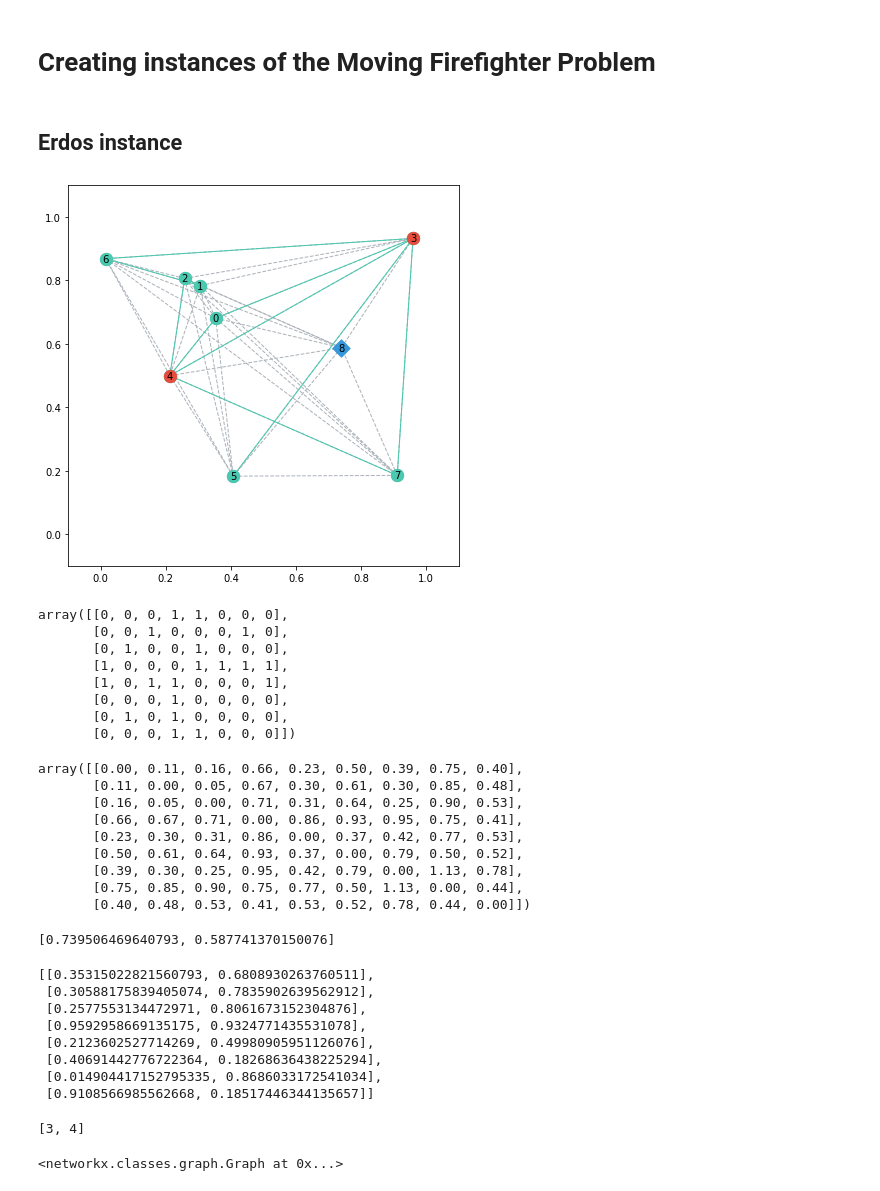
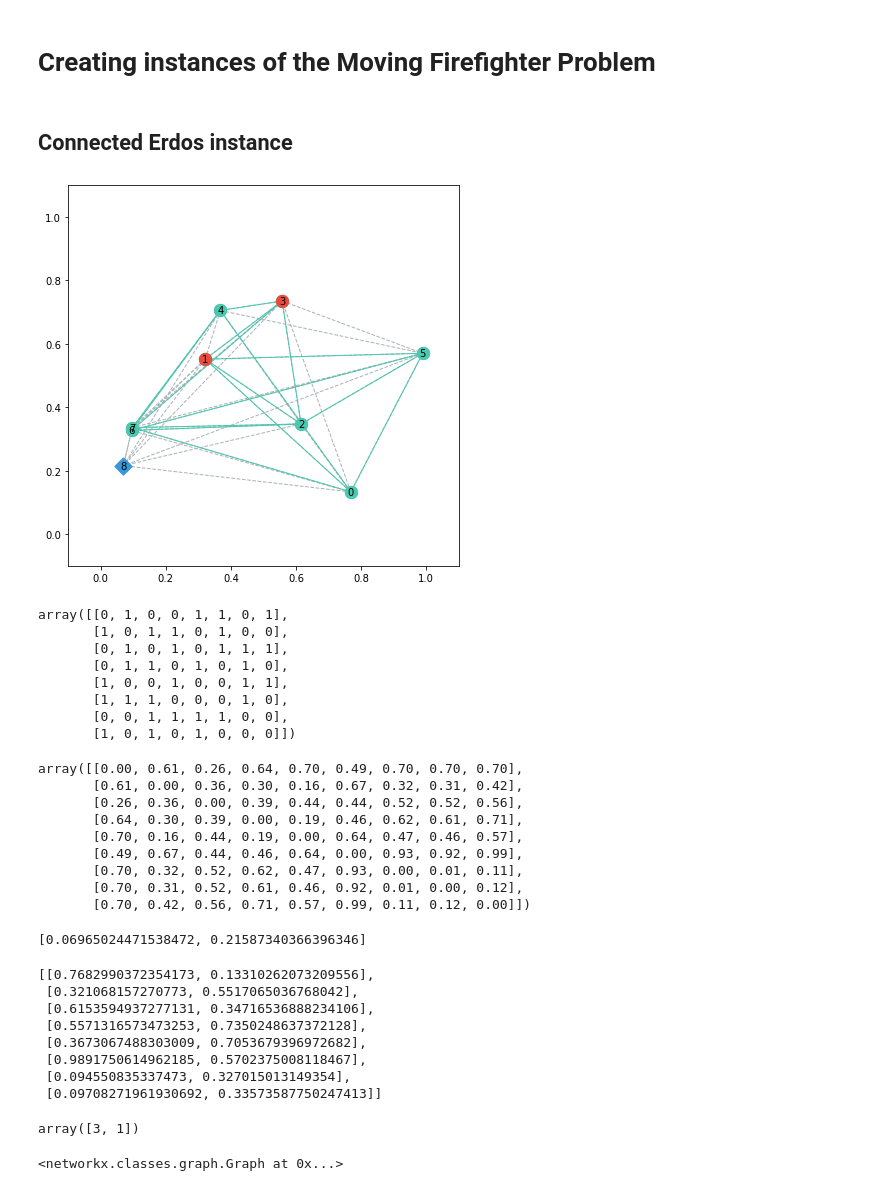
Before and after one commit to omargup/moving_firefighter_problem_generator, a Jupyter notebook: tutorial.ipynb, the cells around one changed output. Saved outputs shown, nothing was run; the diff lists cells and outputs as text; code cells hidden in the pictures.

Commit message:
update for new erdos_connected

```diff
--- a/tutorial.ipynb
+++ b/tutorial.ipynb
@@ -8,65 +8,65 @@ import movingfp.gen as mfp
 
 np.set_printoptions(formatter={'float': lambda x: "{0:0.2f}".format(x)})
 # %% [markdown]
-## Erdos instance
+## Connected Erdos instance
 # %%
 n = 8
 p = 0.5
 dim =  2
 fighter_pos = None
 num_fires =  2
-connected = True
-seed = 3210
+seed = None
+generator = np.random.default_rng(seed)
 
-x = mfp.erdos(n, p, dim, fighter_pos, num_fires, connected, seed)
+x = mfp.erdos_connected(n, p, dim, fighter_pos, num_fires, generator)
 mfp.draw_mfp(x)
 # %% [output]
-[figure, old version]
+[figure, new version]
 # %%
 # Adjacency matrix (Fire graph)
 x.A
 # %% [output]
-array([[0, 0, 0, 1, 1, 0, 0, 0],
-       [0, 0, 1, 0, 0, 0, 1, 0],
-       [0, 1, 0, 0, 1, 0, 0, 0],
-       [1, 0, 0, 0, 1, 1, 1, 1],
-       [1, 0, 1, 1, 0, 0, 0, 1],
-       [0, 0, 0, 1, 0, 0, 0, 0],
-       [0, 1, 0, 1, 0, 0, 0, 0],
-       [0, 0, 0, 1, 1, 0, 0, 0]])
+array([[0, 1, 0, 0, 1, 1, 0, 1],
+       [1, 0, 1, 1, 0, 1, 0, 0],
+       [0, 1, 0, 1, 0, 1, 1, 1],
+       [0, 1, 1, 0, 1, 0, 1, 0],
+       [1, 0, 0, 1, 0, 0, 1, 1],
+       [1, 1, 1, 0, 0, 0, 1, 0],
+       [0, 0, 1, 1, 1, 1, 0, 0],
+       [1, 0, 1, 0, 1, 0, 0, 0]])
 # %%
 # Distance matrix (Firefighter graph)
 # Last row and column are firefighter distances to every node
 x.D
 # %% [output]
-array([[0.00, 0.11, 0.16, 0.66, 0.23, 0.50, 0.39, 0.75, 0.40],
-       [0.11, 0.00, 0.05, 0.67, 0.30, 0.61, 0.30, 0.85, 0.48],
-       [0.16, 0.05, 0.00, 0.71, 0.31, 0.64, 0.25, 0.90, 0.53],
-       [0.66, 0.67, 0.71, 0.00, 0.86, 0.93, 0.95, 0.75, 0.41],
-       [0.23, 0.30, 0.31, 0.86, 0.00, 0.37, 0.42, 0.77, 0.53],
-       [0.50, 0.61, 0.64, 0.93, 0.37, 0.00, 0.79, 0.50, 0.52],
-       [0.39, 0.30, 0.25, 0.95, 0.42, 0.79, 0.00, 1.13, 0.78],
-       [0.75, 0.85, 0.90, 0.75, 0.77, 0.50, 1.13, 0.00, 0.44],
-       [0.40, 0.48, 0.53, 0.41, 0.53, 0.52, 0.78, 0.44, 0.00]])
+array([[0.00, 0.61, 0.26, 0.64, 0.70, 0.49, 0.70, 0.70, 0.70],
+       [0.61, 0.00, 0.36, 0.30, 0.16, 0.67, 0.32, 0.31, 0.42],
+       [0.26, 0.36, 0.00, 0.39, 0.44, 0.44, 0.52, 0.52, 0.56],
+       [0.64, 0.30, 0.39, 0.00, 0.19, 0.46, 0.62, 0.61, 0.71],
+       [0.70, 0.16, 0.44, 0.19, 0.00, 0.64, 0.47, 0.46, 0.57],
+       [0.49, 0.67, 0.44, 0.46, 0.64, 0.00, 0.93, 0.92, 0.99],
+       [0.70, 0.32, 0.52, 0.62, 0.47, 0.93, 0.00, 0.01, 0.11],
+       [0.70, 0.31, 0.52, 0.61, 0.46, 0.92, 0.01, 0.00, 0.12],
+       [0.70, 0.42, 0.56, 0.71, 0.57, 0.99, 0.11, 0.12, 0.00]])
 # %%
 x.fighter_pos
 # %% [output]
-[0.739506469640793, 0.587741370150076]
+[0.06965024471538472, 0.21587340366396346]
 # %%
 x.node_pos
 # %% [output]
-[[0.35315022821560793, 0.6808930263760511],
- [0.30588175839405074, 0.7835902639562912],
- [0.2577553134472971, 0.8061673152304876],
- [0.9592958669135175, 0.9324771435531078],
- [0.2123602527714269, 0.49980905951126076],
- [0.40691442776722364, 0.18268636438225294],
- [0.014904417152795335, 0.8686033172541034],
- [0.9108566985562668, 0.18517446344135657]]
+[[0.7682990372354173, 0.13310262073209556],
+ [0.321068157270773, 0.5517065036768042],
+ [0.6153594937277131, 0.34716536888234106],
+ [0.5571316573473253, 0.7350248637372128],
+ [0.3673067488303009, 0.7053679396972682],
+ [0.9891750614962185, 0.5702375008118467],
+ [0.094550835337473, 0.327015013149354],
+ [0.09708271961930692, 0.33573587750247413]]
 # %%
 x.burnt_nodes
 # %% [output]
-[3, 4]
+array([3, 1])
 # %%
 x.G_fire
 # %% [output]
```
Also changed, not shown: parts of 2 cells of this notebook, 3 other files.
